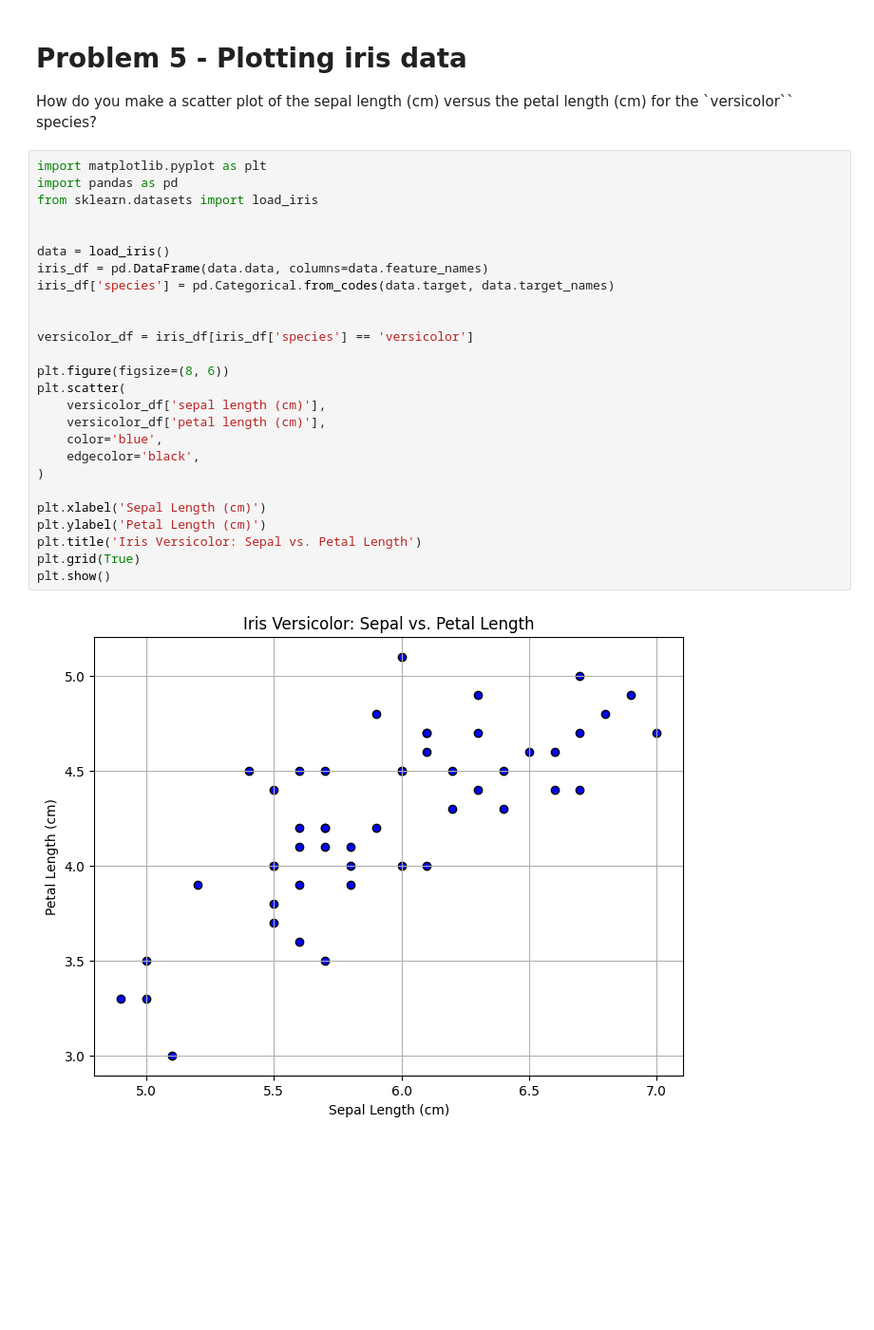
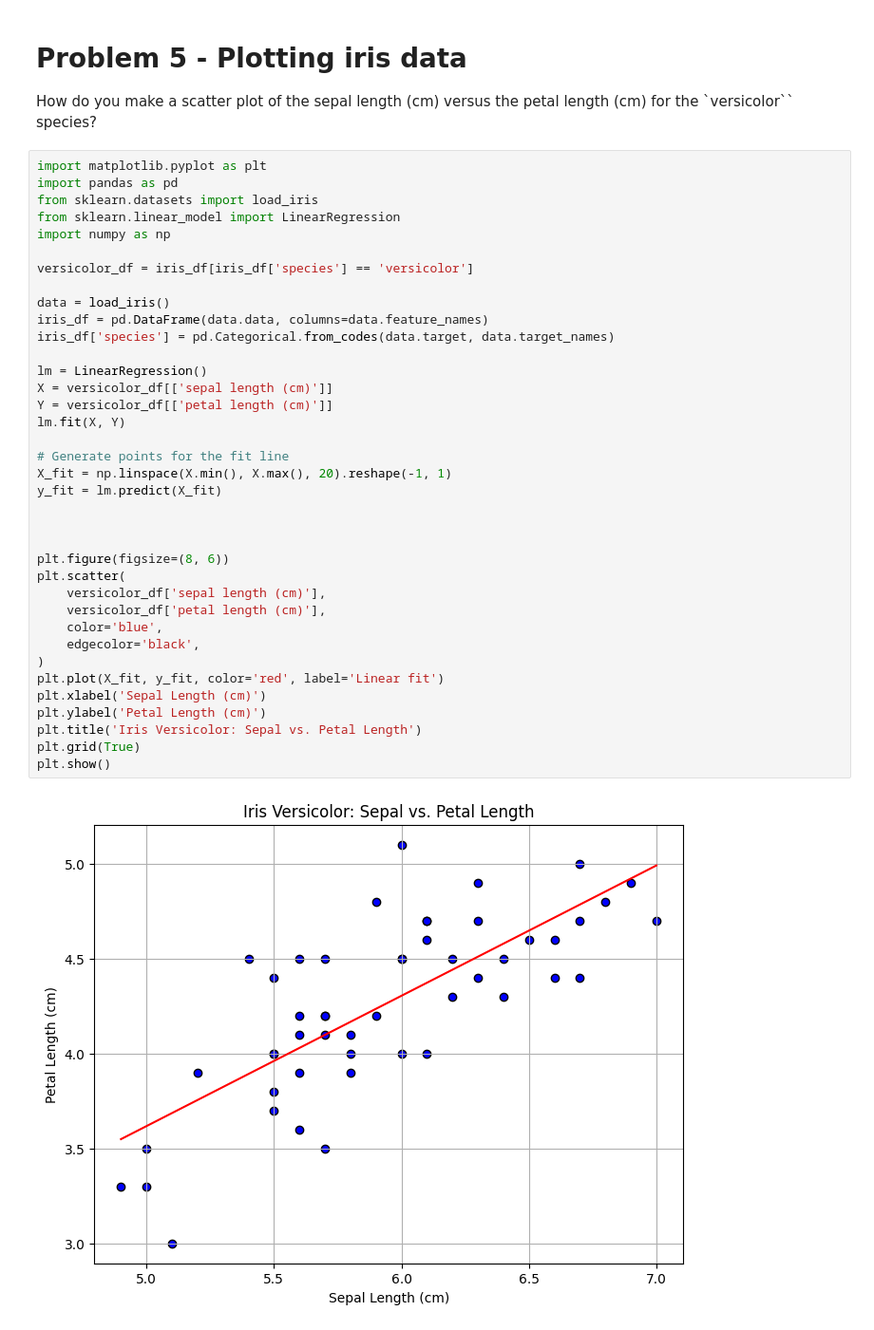
Before and after one commit to HWRS564-hydrogeologic-analysis/hwrs564a_course_materials_guybwall, a Jupyter notebook: Homeworks/hwrs564a_hw3_20250923.ipynb, the cells around one changed output. Shown: that part at 95% size. Saved outputs shown, nothing was run; the diff lists cells and outputs as text; blank space fills up the shorter version.

```diff
--- a/Homeworks/hwrs564a_hw3_20250923.ipynb
+++ b/Homeworks/hwrs564a_hw3_20250923.ipynb
@@ -117,28 +117,39 @@ How do you make a scatter plot of the sepal length (cm) versus the petal length
 # %%
 import matplotlib.pyplot as plt
 import pandas as pd
 from sklearn.datasets import load_iris
+from sklearn.linear_model import LinearRegression
+import numpy as np
 
+versicolor_df = iris_df[iris_df['species'] == 'versicolor']
 
 data = load_iris()
 iris_df = pd.DataFrame(data.data, columns=data.feature_names)
 iris_df['species'] = pd.Categorical.from_codes(data.target, data.target_names)
 
+lm = LinearRegression()
+X = versicolor_df[['sepal length (cm)']]
+Y = versicolor_df[['petal length (cm)']]
+lm.fit(X, Y)
 
-versicolor_df = iris_df[iris_df['species'] == 'versicolor']
+# Generate points for the fit line
+X_fit = np.linspace(X.min(), X.max(), 20).reshape(-1, 1)
+y_fit = lm.predict(X_fit)
+
+
 
 plt.figure(figsize=(8, 6))
 plt.scatter(
     versicolor_df['sepal length (cm)'],
     versicolor_df['petal length (cm)'],
     color='blue',
     edgecolor='black',
 )
-
+plt.plot(X_fit, y_fit, color='red', label='Linear fit')
 plt.xlabel('Sepal Length (cm)')
 plt.ylabel('Petal Length (cm)')
 plt.title('Iris Versicolor: Sepal vs. Petal Length')
 plt.grid(True)
 plt.show()
 # %% [output]
-[figure, old version]
+[figure, new version]
```
Also changed, not shown: parts of 2 cells of this notebook, 2 other files.
